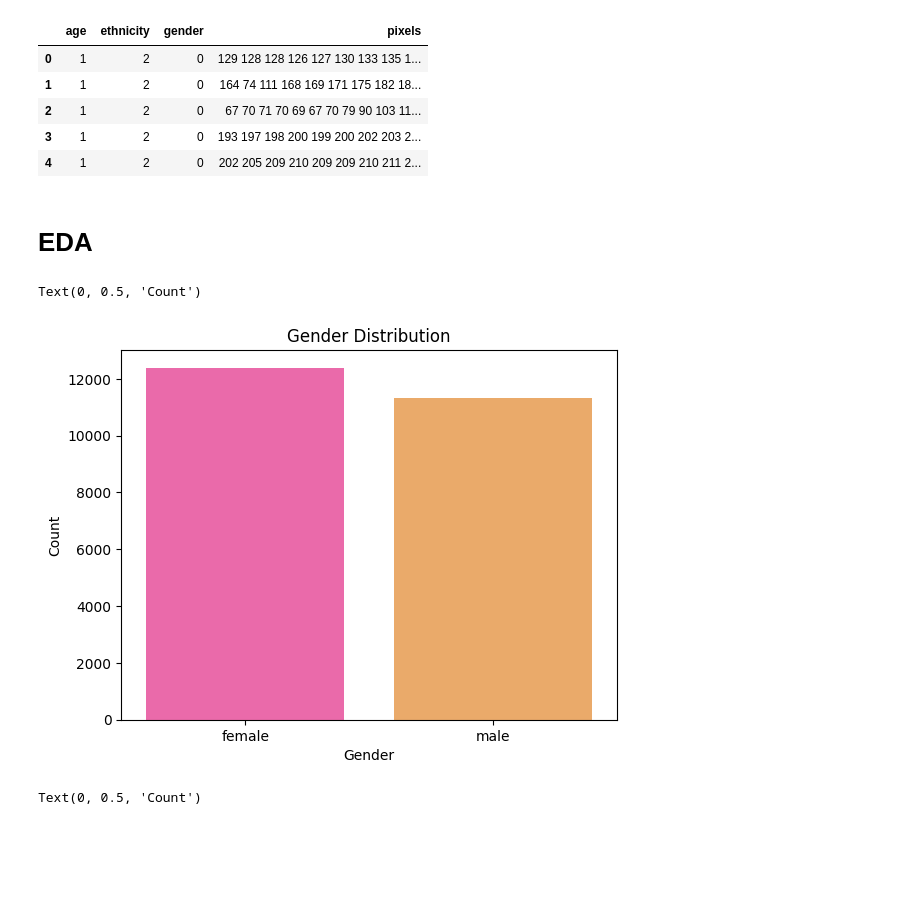
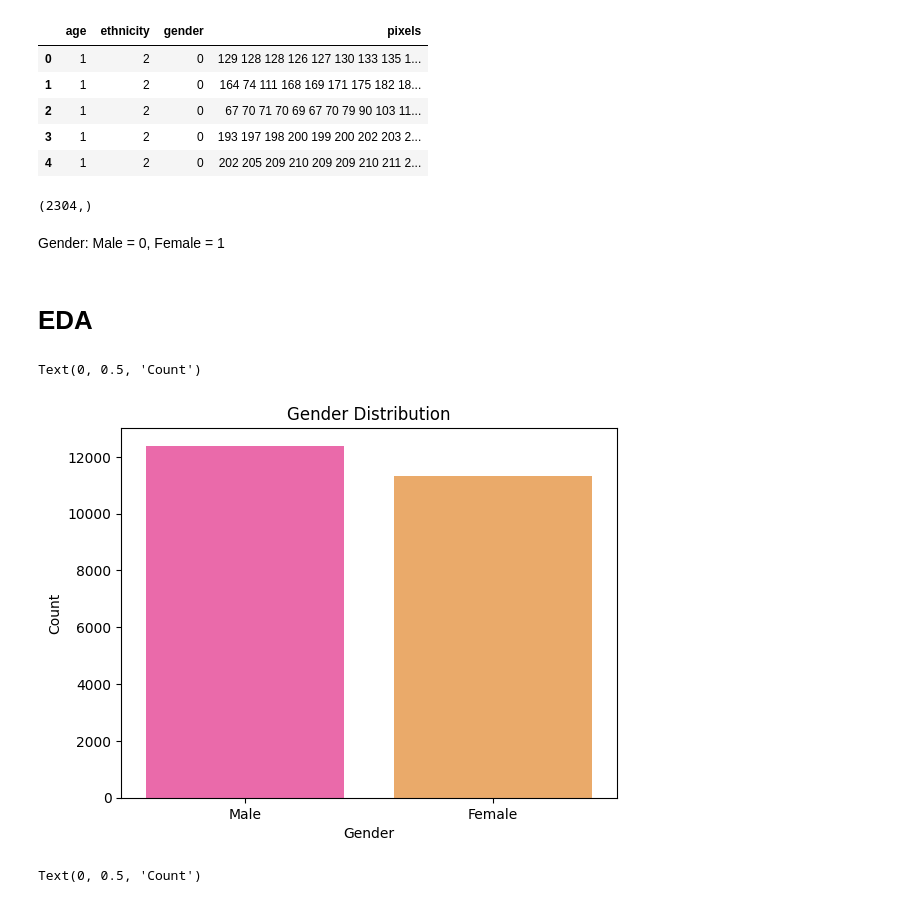
Before and after one commit to mking2014/final-4449-king, a Jupyter notebook: exploration.ipynb, the cells around one changed output. Saved outputs shown, nothing was run; the diff lists cells and outputs as text; code cells hidden in the pictures; blank space fills up the shorter version.

```diff
--- a/exploration.ipynb
+++ b/exploration.ipynb
@@ -32,15 +32,24 @@ Dataset size: (23705, 4)
 # %%
 # Converting pixels into numpy array
 df['pixels']=df['pixels'].apply(lambda x:  np.array(x.split(), dtype="float32"))
+# %%
+df['pixels'][0].shape
+# %% [output]
+(2304,)
+# %% [markdown]
+Gender: Male = 0, Female = 1
 # %% [markdown]
 # EDA
+# %%
+gender_dict = {0 : "Male", 1: "Female"}
+ethnicity_dict = {0: "Caucasian", 1: "Black", 2: "Asian", 3:"Indian", 4:"Hispanic"}
 # %%
-sns.countplot(x="gender", palette='spring', data=df.replace({"gender" : {1 : "male", 0 : "female"}}))
+sns.countplot(data=df.replace({"gender" : gender_dict}), x="gender", palette='spring')
 plt.title('Gender Distribution')
 plt.xlabel('Gender')
 plt.ylabel('Count')
 # %% [output]
 Text(0, 0.5, 'Count')
-[figure, old version]
+[figure, new version]
 # %%
 sns.countplot(x="ethnicity", palette='spring',
```
Also changed, not shown: parts of 31 cells of this notebook.
